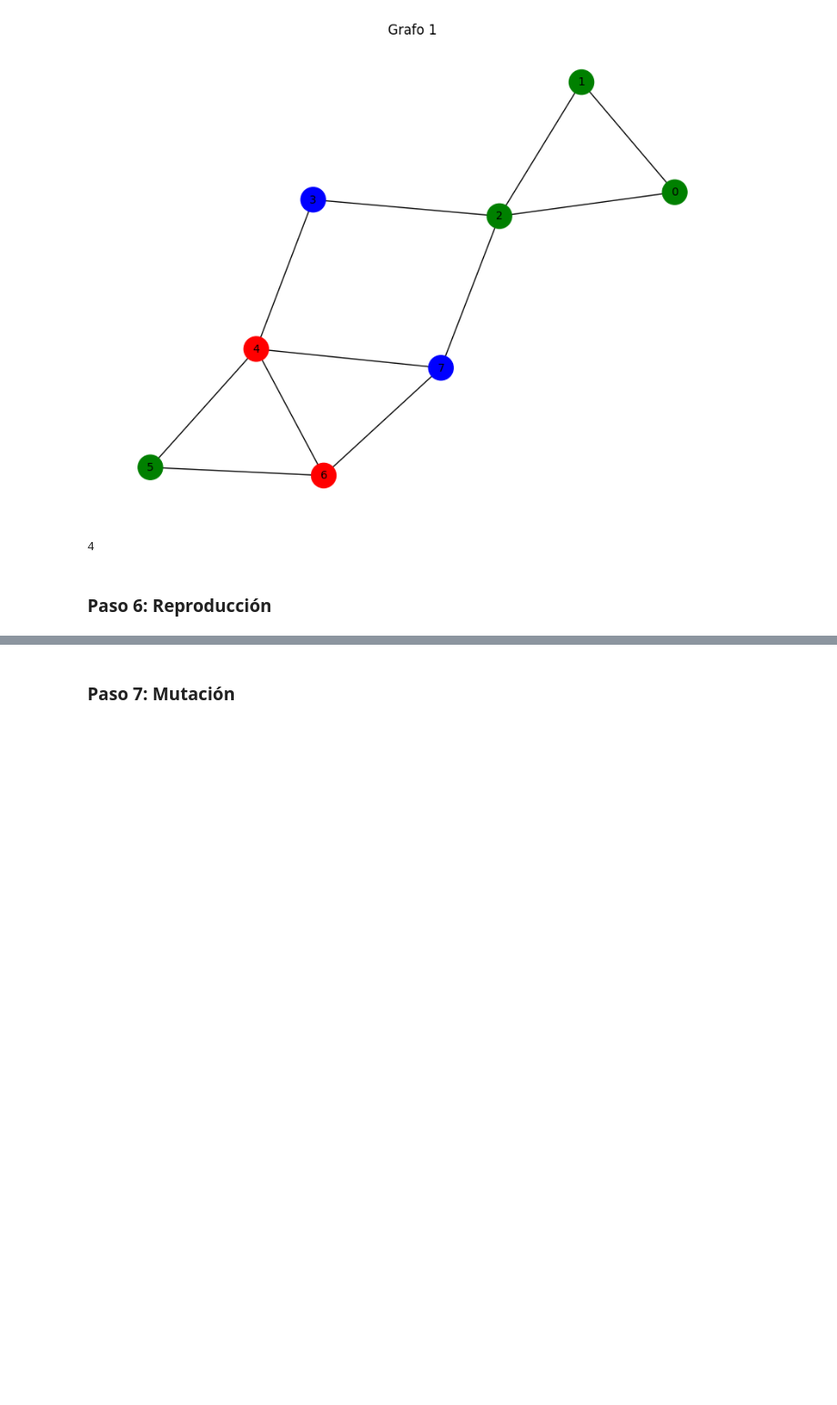
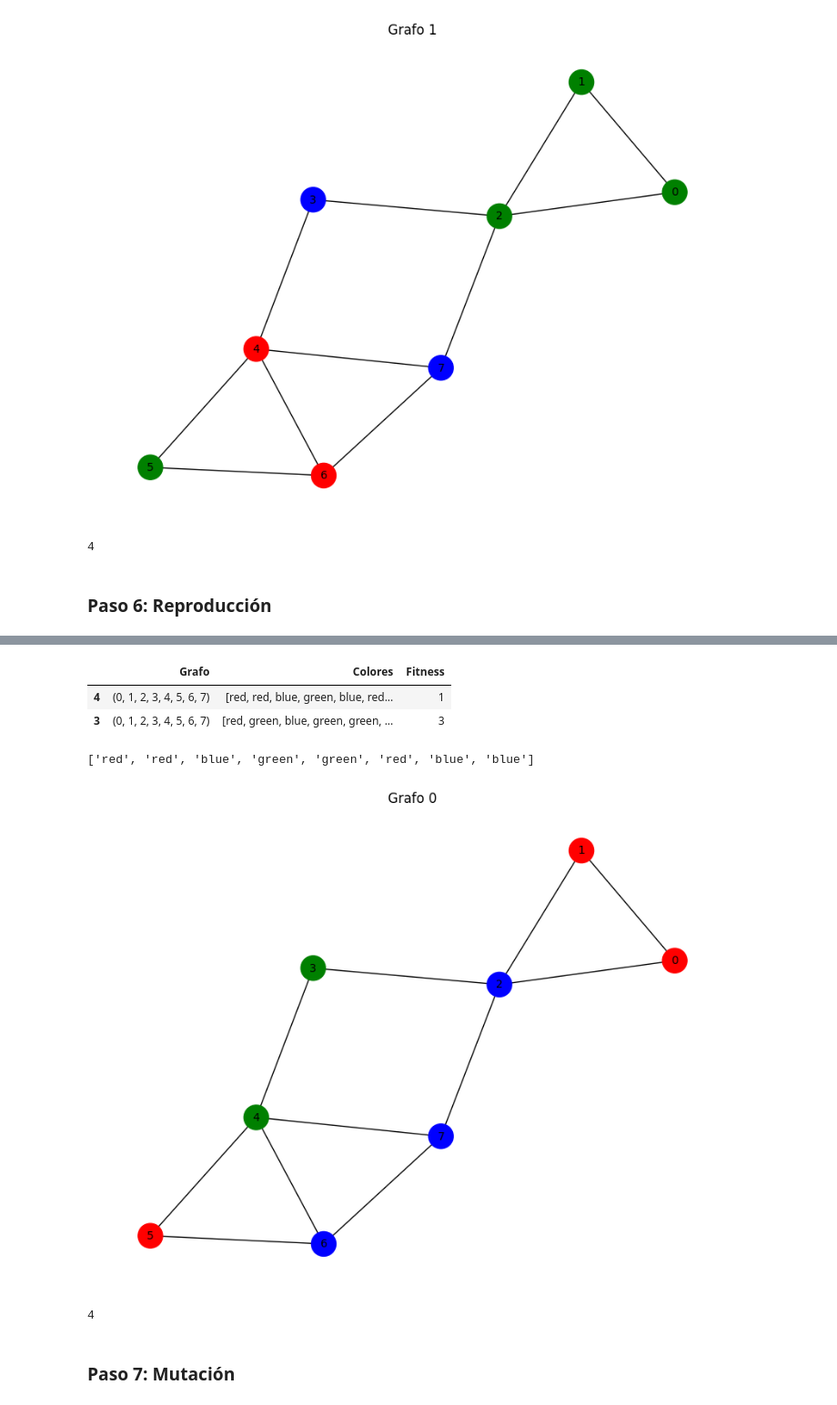
Before and after one commit to marcosd59/IT0425-INTELIGENCIA_ARTIFICIAL, a Jupyter notebook: Parcial 2/Algoritmo Genetico.ipynb, the cells around one changed output, grey strips where cells are left out. Shown at 91% size. Saved outputs shown, nothing was run; the diff lists cells and outputs as text; code cells hidden in the pictures; blank space fills up the shorter version.

```diff
--- a/Parcial 2/Algoritmo Genetico.ipynb
+++ b/Parcial 2/Algoritmo Genetico.ipynb
@@ -236,2 +245,47 @@ calcular_fitness(claves[1])
+# %%
+# Seleccionar los mejores cromosomas
+df_sorted = df.sort_values(by='Fitness').head(2)
+df_sorted
+# %% [output]
+|  | Grafo | Colores | Fitness |
+| 4 | (0, 1, 2, 3, 4, 5, 6, 7) | [red, red, blue, green, blue, red... | 1 |
+| 3 | (0, 1, 2, 3, 4, 5, 6, 7) | [red, green, blue, green, green, ... | 3 |
+# %%
+# Obtener los colores de los dos grafos con menor fitness
+colores_padre_1 = df_sorted.iloc[0]['Colores']
+colores_padre_2 = df_sorted.iloc[1]['Colores']
+
+# Combinar la mitad de los colores de cada padre para formar el nuevo grafo
+nueva_lista_colores = colores_padre_1[:len(
+    colores_padre_1)//2] + colores_padre_2[len(colores_padre_2)//2:]
+
+nueva_lista_colores
+# %% [output]
+['red', 'red', 'blue', 'green', 'green', 'red', 'blue', 'blue']
+# %%
+def colorear_nodos2(G, colores):
+    """
+    Asigna colores de una lista a los nodos del grafo en orden.
+    """
+    # Asegurar que hay suficientes colores para los nodos
+    if len(colores) < len(G.nodes()):
+        raise ValueError("No hay suficientes colores para todos los nodos")
+
+    for nodo, color in zip(G.nodes(), colores):
+        G.nodes[nodo]['color'] = color
+
+    return G
+# %%
+X = grafo_conectado(numero_vertices)
+# %%
+X = colorear_nodos2(X, nueva_lista_colores)
+# %%
+dibujar_grafo(X, 'Grafo 0')
+# %% [output]
+[figure, added]
+# %%
+calcular_fitness(X)
+# %% [output]
+4
 # %% [markdown]
 ### Paso 7: Mutación
```
Also changed, not shown: parts of 1 cell of this notebook.
